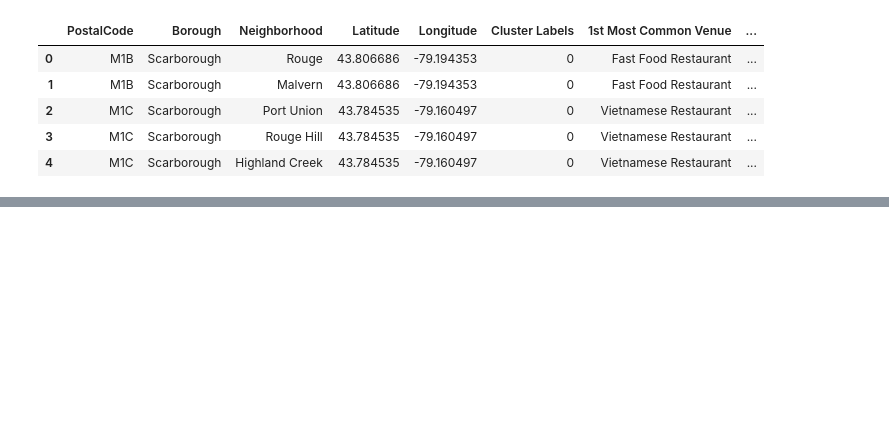
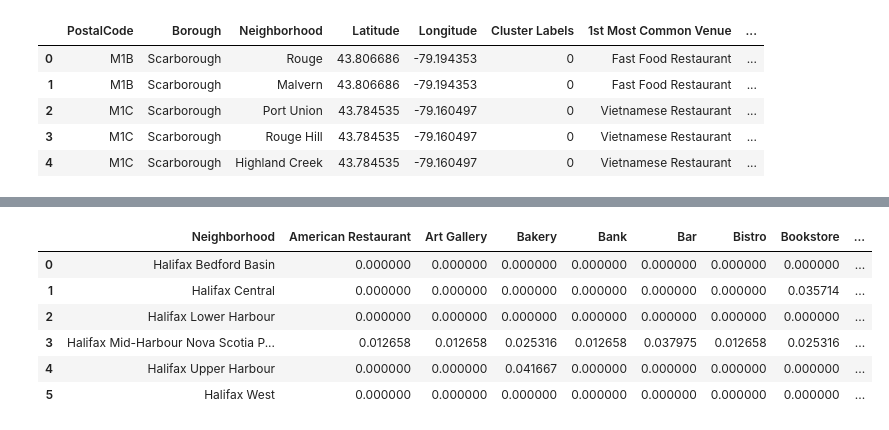
Before and after one commit to KrishnaChaitanya1/Coursera_Capstone, a Jupyter notebook: Final Capstone Project/Relations between food cuisines.ipynb, the cells around one changed output, grey strips where cells are left out. Drawn from its saved outputs; the diff is of its cells as text; code cells hidden in the pictures; blank space fills up the shorter version.

```diff
--- a/Final Capstone Project/Relations between food cuisines.ipynb
+++ b/Final Capstone Project/Relations between food cuisines.ipynb
@@ -491,0 +509,3 @@ The Latitude of Paris: 48.8566101 and the Longitude of Paris: 2.3514992
+# %%
+halifax_data = df_nova[df_nova['Boroughs'].str.contains('Halifax')].reset_index(drop = True)
+halifax_data
@@ -508,0 +627,5 @@ map_paris
+# %%
+halifax_venues = getNearbyVenues(names=halifax_data['Neighborhood'],
+                                   latitudes=halifax_data['Latitude'],
+                                   longitudes=halifax_data['Longitude']
+                                  )
@@ -508,0 +653,9 @@ map_paris
+# %%
+halifax_onehot = pd.get_dummies(halifax_venues[['Venue Category']], prefix = '', prefix_sep = "")
+
+halifax_onehot['Neighborhood'] = halifax_venues['Neighborhood']
+
+fixed_columns = [halifax_onehot.columns[-1]] + list(halifax_onehot.columns[:-1])
+halifax_onehot = halifax_onehot[fixed_columns]
+
+halifax_onehot.head()
@@ -508,0 +669,11 @@ map_paris
+# %%
+halifax_grouped = halifax_onehot.groupby('Neighborhood').mean().reset_index()
+halifax_grouped
+# %% [output]
+|  | Neighborhood | American Restaurant | Art Gallery | Bakery | Bank | Bar | Bistro | Bookstore | ... |
+| 0 | Halifax Bedford Basin | 0.000000 | 0.000000 | 0.000000 | 0.000000 | 0.000000 | 0.000000 | 0.000000 | ... |
+| 1 | Halifax Central | 0.000000 | 0.000000 | 0.000000 | 0.000000 | 0.000000 | 0.000000 | 0.035714 | ... |
+| 2 | Halifax Lower Harbour | 0.000000 | 0.000000 | 0.000000 | 0.000000 | 0.000000 | 0.000000 | 0.000000 | ... |
+| 3 | Halifax Mid-Harbour Nova Scotia P... | 0.012658 | 0.012658 | 0.025316 | 0.012658 | 0.037975 | 0.012658 | 0.025316 | ... |
+| 4 | Halifax Upper Harbour | 0.000000 | 0.000000 | 0.041667 | 0.000000 | 0.000000 | 0.000000 | 0.000000 | ... |
+| 5 | Halifax West | 0.000000 | 0.000000 | 0.000000 | 0.000000 | 0.000000 | 0.000000 | 0.000000 | ... |
```
Also changed, not shown: parts of 27 cells of this notebook.
